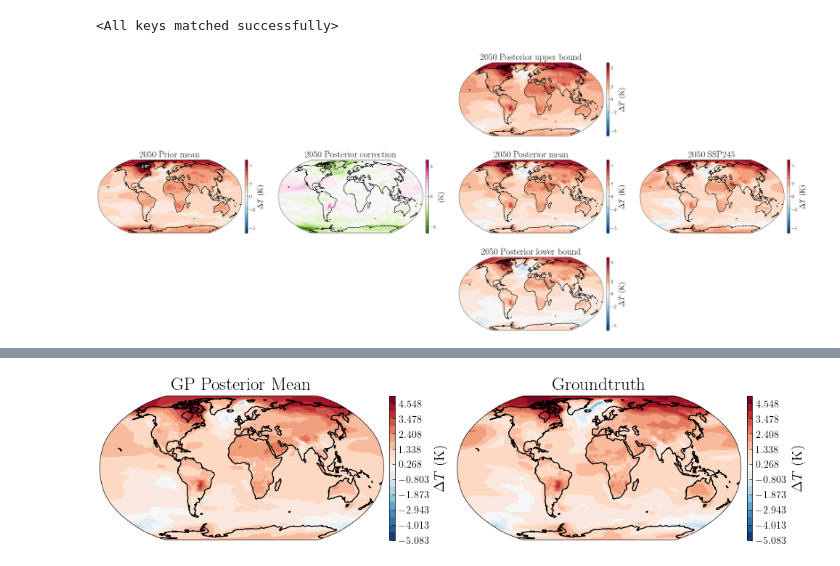
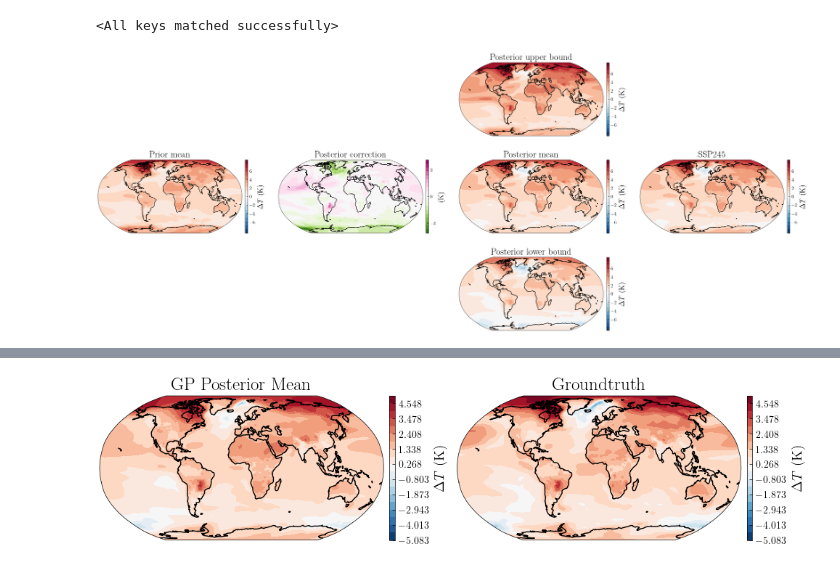
Before and after one commit to shahineb/FaIRGP, a Jupyter notebook: notebooks/SSP-projection-spatial-simple-thermal-gp.ipynb, the cells around one changed output, grey strips where cells are left out. Saved outputs shown, nothing was run; the diff lists cells and outputs as text; code cells hidden in the pictures.

```diff
--- a/notebooks/SSP-projection-spatial-simple-thermal-gp.ipynb
+++ b/notebooks/SSP-projection-spatial-simple-thermal-gp.ipynb
@@ -28,12 +29,10 @@ test_cfg = {'dataset' : {'dirpath': '../data/', 'keys': ['ssp245']}}
 test_data = fairgp.make_data(test_cfg)
 
 model = fairgp.make_model(train_cfg, train_data)
-state_dict = torch.load('../data/models/all-ssps/SimpleSpatialFaIRGP/state_dict.pt')
+state_dict = torch.load('../sandbox/models/spatial/SimpleFaIRGP/state_dict.pt')
 model.load_state_dict(state_dict)
 # %% [output]
 <All keys matched successfully>
-# %%
-model.likelihood.noise = 3.
 # %%
 test_scenarios = test_data.scenarios
 test_tas = test_scenarios.tas
@@ -71,36 +70,37 @@ xr_posterior_ub = encapsulate(posterior_ub)
 xr_posterior_lb = encapsulate(posterior_lb)
 xr_groundtruth = encapsulate(test_tas)
 # %%
-idx = 35
+start, end = 2080, 2100
+time_slice = slice(start, end)
 
-fig, ax, cbars = vis.plot_tryptych(xr_prior_mean.isel(time=idx),
-                                xr_posterior_correction.isel(time=idx),
-                                xr_posterior_mean.isel(time=idx),
-                                xr_posterior_ub.isel(time=idx),
-                                xr_posterior_lb.isel(time=idx),
-                                xr_groundtruth.isel(time=idx))
+fig, ax, cbars = vis.plot_tryptych(xr_prior_mean.sel(time=time_slice).mean(dim='time'),
+                                xr_posterior_correction.sel(time=time_slice).mean(dim='time'),
+                                xr_posterior_mean.sel(time=time_slice).mean(dim='time'),
+                                xr_posterior_ub.sel(time=time_slice).mean(dim='time'),
+                                xr_posterior_lb.sel(time=time_slice).mean(dim='time'),
+                                xr_groundtruth.sel(time=time_slice).mean(dim='time'))
 
 cbar_fontsize = 18
-ticks = [-5, -2, 0, 2, 5]
+ticks = [-6, -4, -2, 0, 2, 4, 6]
 
 for i, c in enumerate(cbars):
     if i == 1:
         continue
     c.set_ticks(ticks)
     c.set_label(r'$\Delta T$ (K)', fontsize=16)
 cbars[1].set_label('(K)', fontsize=16)
 cbars[1].set_ticks([-3, 0, 3])
 
-ax[1, 0].set_title("2050 Prior mean", fontsize=20)
-ax[1, 1].set_title("2050 Posterior correction", fontsize=20)
-ax[0, 2].set_title("2050 Posterior upper bound", fontsize=20)
-ax[1, 2].set_title("2050 Posterior mean", fontsize=20)
-ax[2, 2].set_title("2050 Posterior lower bound", fontsize=20)
-ax[1, 3].set_title("2050 SSP245", fontsize=20)
+ax[1, 0].set_title("Prior mean", fontsize=20)
+ax[1, 1].set_title("Posterior correction", fontsize=20)
+ax[0, 2].set_title("Posterior upper bound", fontsize=20)
+ax[1, 2].set_title("Posterior mean", fontsize=20)
+ax[2, 2].set_title("Posterior lower bound", fontsize=20)
+ax[1, 3].set_title("SSP245", fontsize=20)
 
 plt.savefig('./SSP245-spatial-prediction-FaIRGP.png', dpi=300)
 
 plt.show()
 # %% [output]
-[figure, old version]
+[figure, new version]
 # %%
```
Also changed, not shown: parts of 3 cells of this notebook, 8 other files.
